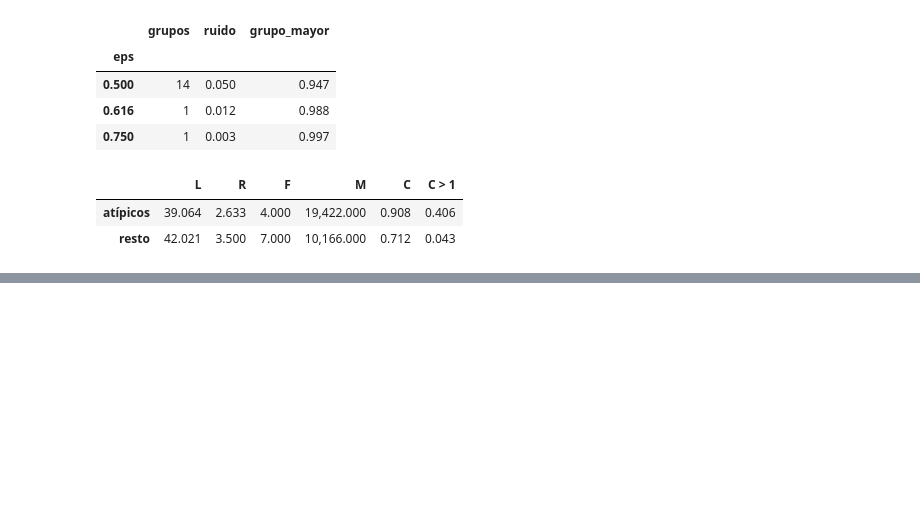
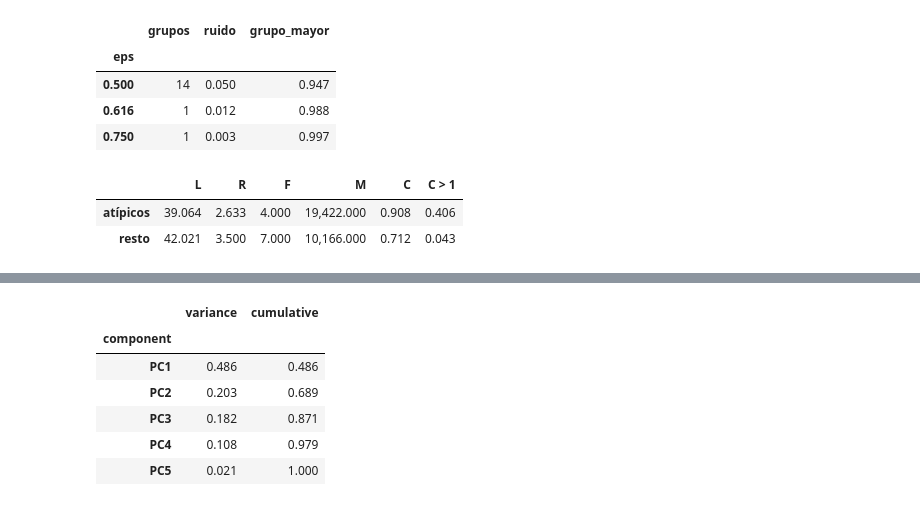
Before and after one commit to freddxvill/segmentacion-clientes-aerolinea, a Jupyter notebook: notebooks/05_clustering.ipynb, the cells around one changed output, grey strips where cells are left out. Cells and saved outputs as stored; diff of their text form; code cells hidden in the pictures; blank space fills up the shorter version.

```diff
--- a/notebooks/05_clustering.ipynb
+++ b/notebooks/05_clustering.ipynb
@@ -325,0 +342,11 @@ profile
+# %%
+pca = pca_project(features, n=3)
+pca.explained.set_index("component")
+# %% [output]
+|  | variance | cumulative |
+| component |  |  |
+| PC1 | 0.486 | 0.486 |
+| PC2 | 0.203 | 0.689 |
+| PC3 | 0.182 | 0.871 |
+| PC4 | 0.108 | 0.979 |
+| PC5 | 0.021 | 1.000 |
```
Also changed, not shown: parts of 21 cells of this notebook, 21 other files.
